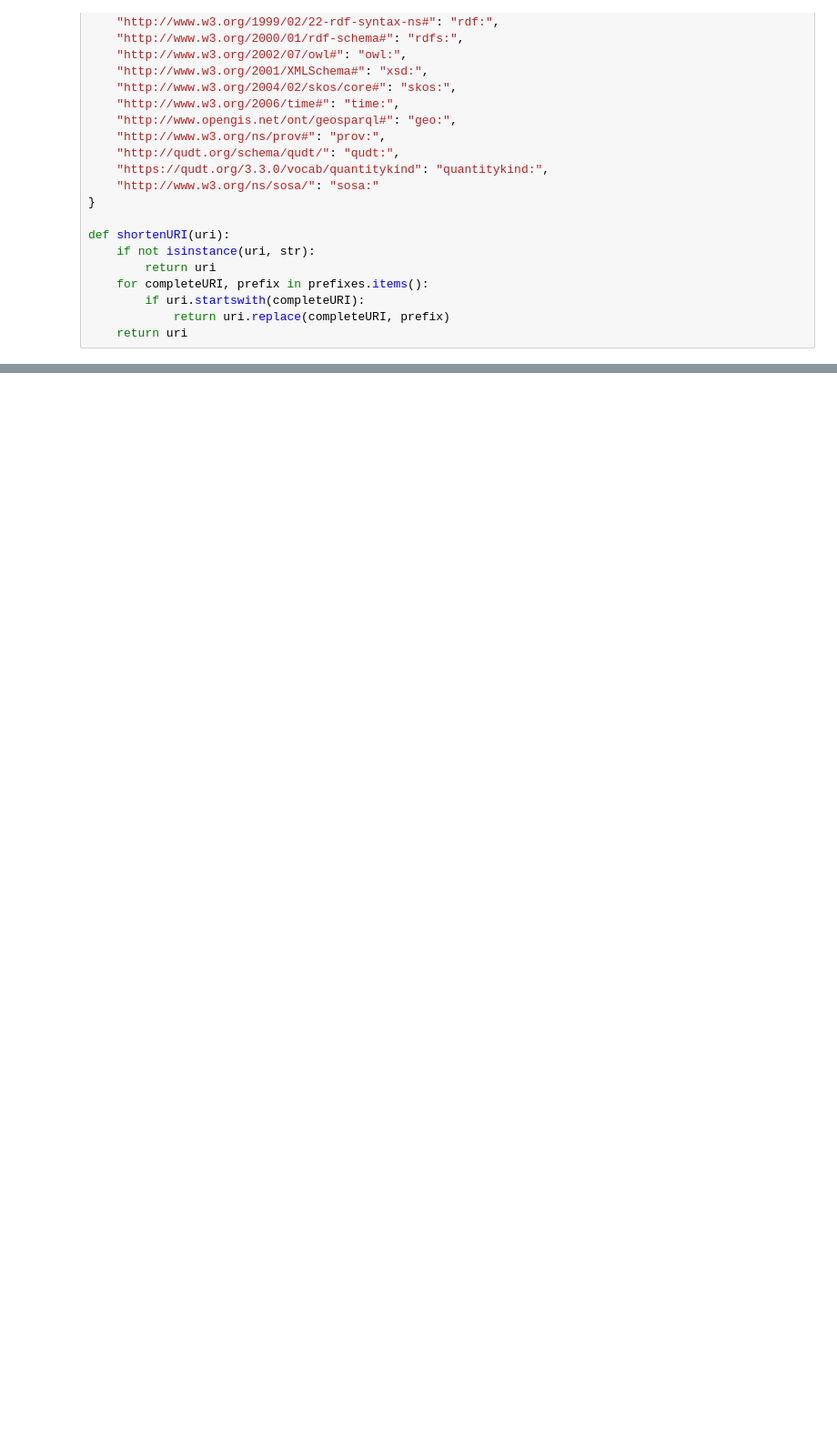
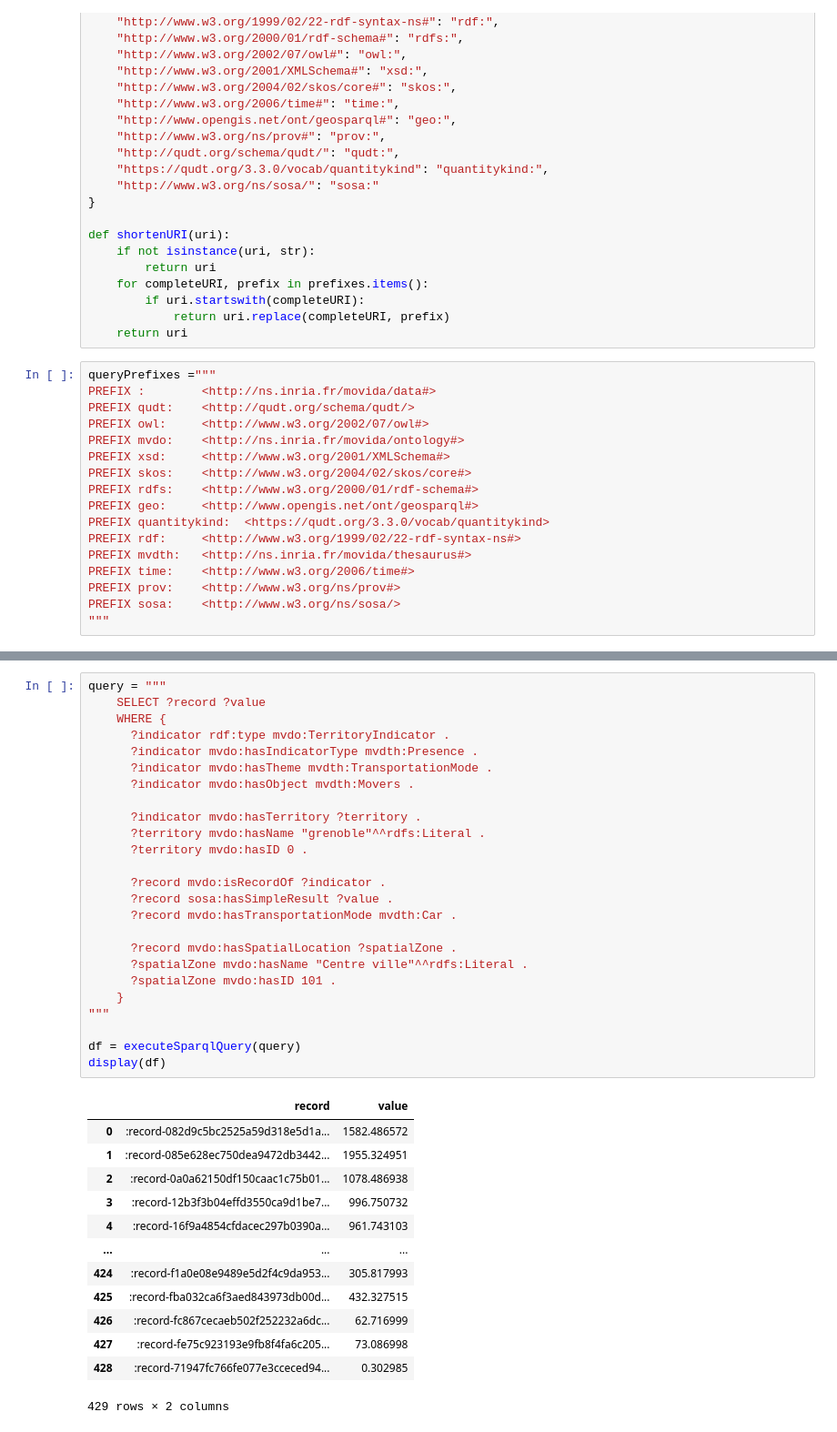
Before and after one commit to jeanduddd/Mobility-Ontology-DataLifting, a Jupyter notebook: Mobility-Data-Lifting/GraphQuery/graphQuerying.ipynb, the cells around one changed output, grey strips where cells are left out. Shown at 91% size. Drawn from its saved outputs; the diff is of its cells as text; blank space fills up the shorter version.

```diff
--- a/Mobility-Data-Lifting/GraphQuery/graphQuerying.ipynb
+++ b/Mobility-Data-Lifting/GraphQuery/graphQuerying.ipynb
@@ -67,6 +100,23 @@ def shortenURI(uri):
         if uri.startswith(completeURI):
             return uri.replace(completeURI, prefix)
     return uri
+# %%
+queryPrefixes ="""
+PREFIX :        <http://ns.inria.fr/movida/data#>
+PREFIX qudt:    <http://qudt.org/schema/qudt/>
+PREFIX owl:     <http://www.w3.org/2002/07/owl#>
+PREFIX mvdo:    <http://ns.inria.fr/movida/ontology#>
+PREFIX xsd:     <http://www.w3.org/2001/XMLSchema#>
+PREFIX skos:    <http://www.w3.org/2004/02/skos/core#>
+PREFIX rdfs:    <http://www.w3.org/2000/01/rdf-schema#>
+PREFIX geo:     <http://www.opengis.net/ont/geosparql#>
+PREFIX quantitykind:  <https://qudt.org/3.3.0/vocab/quantitykind>
+PREFIX rdf:     <http://www.w3.org/1999/02/22-rdf-syntax-ns#>
+PREFIX mvdth:   <http://ns.inria.fr/movida/thesaurus#>
+PREFIX time:    <http://www.w3.org/2006/time#>
+PREFIX prov:    <http://www.w3.org/ns/prov#>
+PREFIX sosa:    <http://www.w3.org/ns/sosa/>
+"""
 # %%
 import pandas as pd
 import requests
@@ -116,0 +383,39 @@ query answer is 6 items long
+# %%
+query = """
+    SELECT ?record ?value
+    WHERE {
+      ?indicator rdf:type mvdo:TerritoryIndicator .
+      ?indicator mvdo:hasIndicatorType mvdth:Presence .
+      ?indicator mvdo:hasTheme mvdth:TransportationMode .
+      ?indicator mvdo:hasObject mvdth:Movers .
+
+      ?indicator mvdo:hasTerritory ?territory .
+      ?territory mvdo:hasName "grenoble"^^rdfs:Literal .
+      ?territory mvdo:hasID 0 .
+
+      ?record mvdo:isRecordOf ?indicator .
+      ?record sosa:hasSimpleResult ?value .
+      ?record mvdo:hasTransportationMode mvdth:Car .
+
+      ?record mvdo:hasSpatialLocation ?spatialZone .
+      ?spatialZone mvdo:hasName "Centre ville"^^rdfs:Literal .
+      ?spatialZone mvdo:hasID 101 .
+    }
+"""
+
+df = executeSparqlQuery(query)
+display(df)
+# %% [output]
+|  | record | value |
+| 0 | :record-082d9c5bc2525a59d318e5d1a... | 1582.486572 |
+| 1 | :record-085e628ec750dea9472db3442... | 1955.324951 |
+| 2 | :record-0a0a62150df150caac1c75b01... | 1078.486938 |
+| 3 | :record-12b3f3b04effd3550ca9d1be7... | 996.750732 |
+| 4 | :record-16f9a4854cfdacec297b0390a... | 961.743103 |
+| ... | ... | ... |
+| 424 | :record-f1a0e08e9489e5d2f4c9da953... | 305.817993 |
+| 425 | :record-fba032ca6f3aed843973db00d... | 432.327515 |
+| 426 | :record-fc867cecaeb502f252232a6dc... | 62.716999 |
+| 427 | :record-fe75c923193e9fb8f4fa6c205... | 73.086998 |
+| 428 | :record-71947fc766fe077e3cceced94... | 0.302985 |
+429 rows × 2 columns
```
Also changed, not shown: parts of 44 cells of this notebook.
